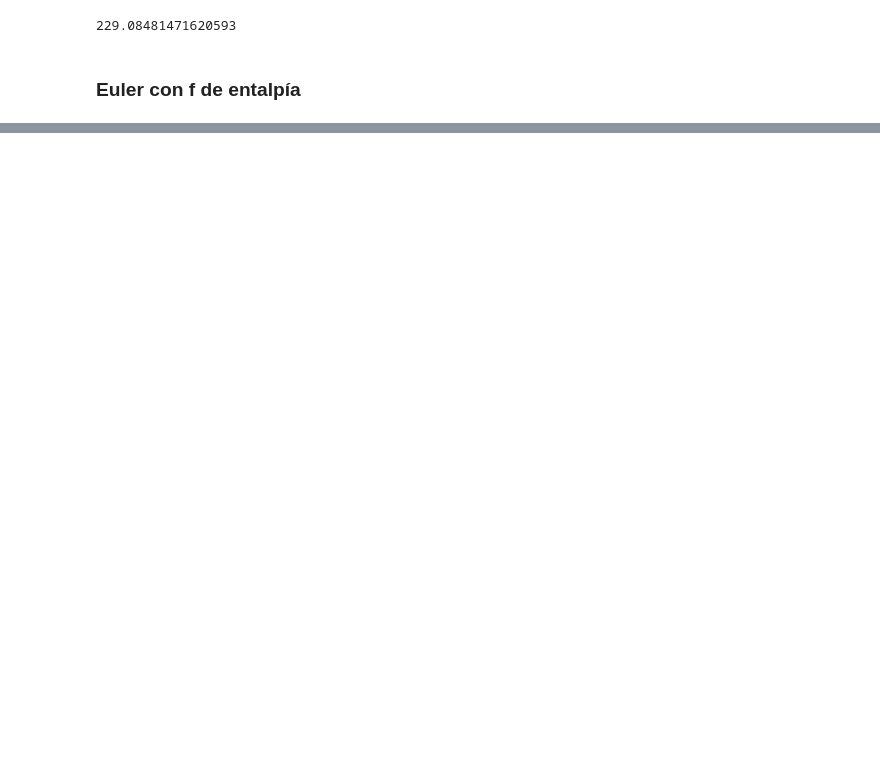
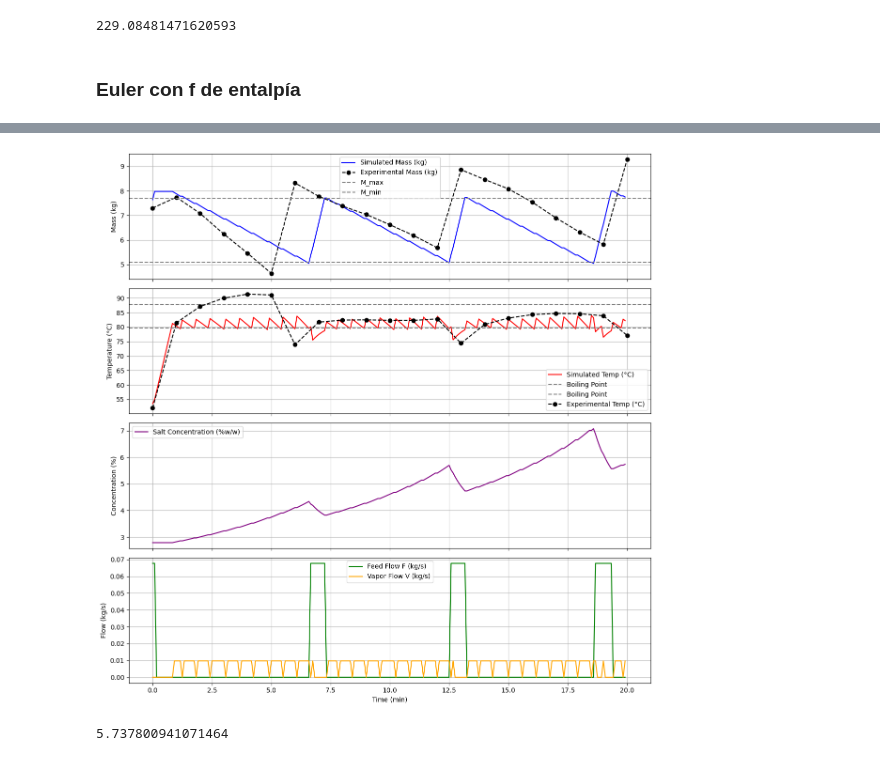
Before and after one commit to Juandhb99/proyecto-evaporadores, a Jupyter notebook: Balances/transient_.ipynb, the cells around one changed output, grey strips where cells are left out. Cells and saved outputs as stored; diff of their text form; code cells hidden in the pictures; blank space fills up the shorter version.

```diff
--- a/Balances/transient_.ipynb
+++ b/Balances/transient_.ipynb
@@ -239,0 +415,15 @@ plt.show()
+# %%
+#-------------------------------------------------------------------
+# Entry data
+P1=57242.13          # Pressure inside the effect (Pa)
+P=74000              # Atmospheric pressure inside the effect (Pa)
+Ps=109663.79         # Pressure inside the effect (Pa)
+x_f = 0.0287         # Salt mass fraction in F
+x_L = 0.0557         # Salt mass fraction in L
+T_f =17+273.15       # Temperature of the feed (K)
+
+# Initial conditions
+M_init = 7.3
+M_salt_init = M_init * x_f
+T_init = 273.15 + 52      # Initial temperature in the evaporator (K)
+total_time = 20 * 60      # 20 minutes
@@ -239,0 +498,58 @@ plt.show()
+# %%
+results = simulate_evaporation(total_time,M_init,M_salt_init,T_init,P1,Ps,P,x_f,T_f)
+#display_simulation_charts(results)
+# %%
+time_array = np.array(results["time"]) / 60
+M_array = np.array(results["mass"])
+T_array = np.array(results["temperature_C"])
+conc_array = np.array(results["concentration_pct"])
+F_array = np.array(results["feed_flow"])
+V_array = np.array(results["vapor_flow"])
+T_eb=results["T_eb"] - 273.15
+M_max = 7.7              # Maximum evaporator mass (kg)
+M_min = 5.09               # Minimum evaporator mass (kg)
+
+fig, axs = plt.subplots(4, 1, figsize=(12, 12), sharex=True)
+
+            # Mass plot
+axs[0].plot(time_array, M_array, label='Simulated Mass (kg)', color='blue')
+axs[0].plot(t_exp / 60, M_exp, 'o', linestyle='--',label='Experimental Mass (kg)', color='black')
+axs[0].axhline(M_max, color='gray', linestyle='--', label='M_max')
+axs[0].axhline(M_min, color='gray', linestyle='--', label='M_min')
+axs[0].set_ylabel('Mass (kg)')
+axs[0].legend()
+axs[0].grid()
+
+            # Temperature plot
+axs[1].plot(time_array, T_array, label='Simulated Temp (°C)', color='red')
+axs[1].axhline(T_eb+3, color='gray', linestyle='--', label='Boiling Point')
+axs[1].axhline(T_eb-5, color='gray', linestyle='--', label='Boiling Point')
+axs[1].plot(t_exp / 60, T_exp, 'o', linestyle='--',label='Experimental Temp (°C)', color='black')
+
+axs[1].set_ylabel('Temperature (°C)')
+axs[1].legend()
+
+axs[1].grid()
+
+            # Concentration plot
+axs[2].plot(time_array, conc_array, label='Salt Concentration (%w/w)', color='purple')
+axs[2].set_ylabel('Concentration (%)')
+axs[2].legend()
+axs[2].grid()
+
+            # Flow plot
+axs[3].plot(time_array, F_array, label='Feed Flow F (kg/s)', color='green')
+axs[3].plot(time_array, V_array, label='Vapor Flow V (kg/s)', color='orange')
+axs[3].set_xlabel('Time (min)')
+axs[3].set_ylabel('Flow (kg/s)')
+axs[3].legend()
+axs[3].grid()
+plt.tight_layout()
+plt.show()
+# %% [output]
+[figure, added]
+# %%
+last_concentration = results["concentration_pct"][-1]
+last_concentration
+# %% [output]
+5.737800941071464
```
Also changed, not shown: parts of 10 cells of this notebook, 3 other files.
